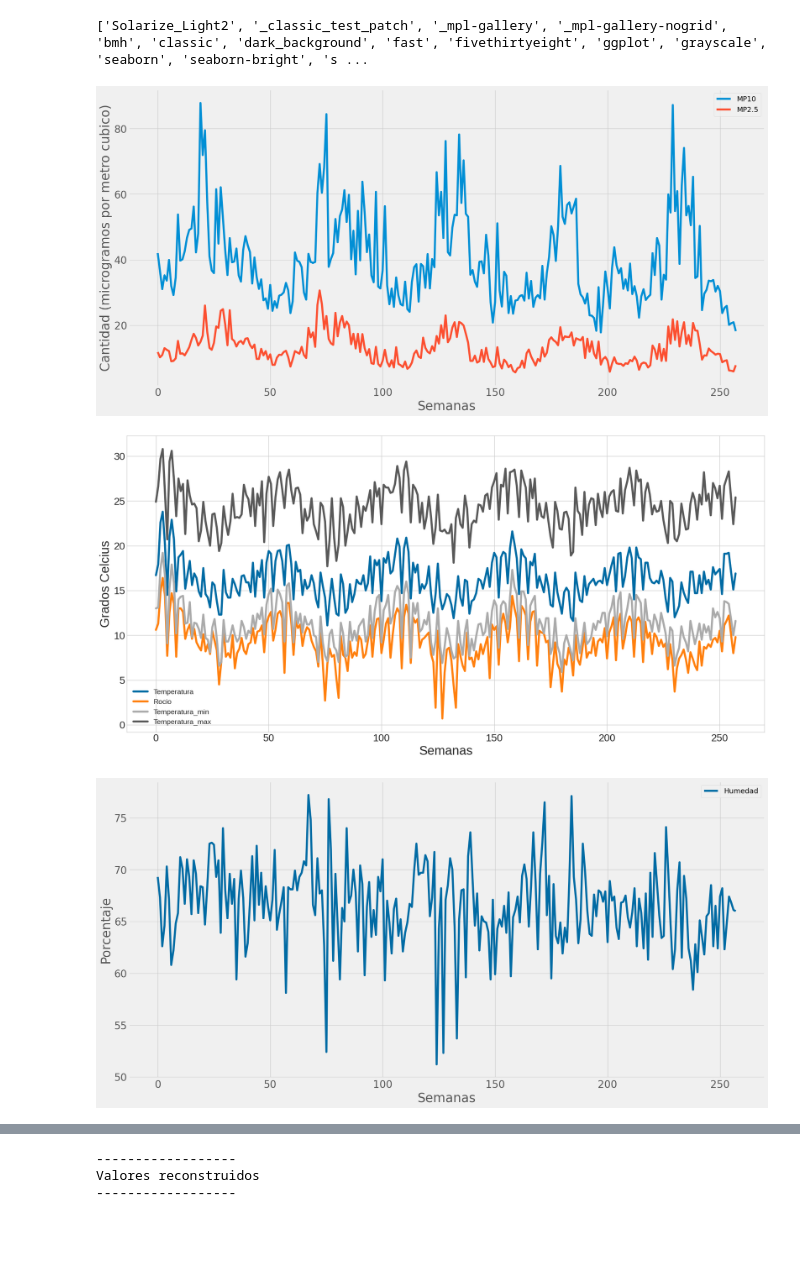
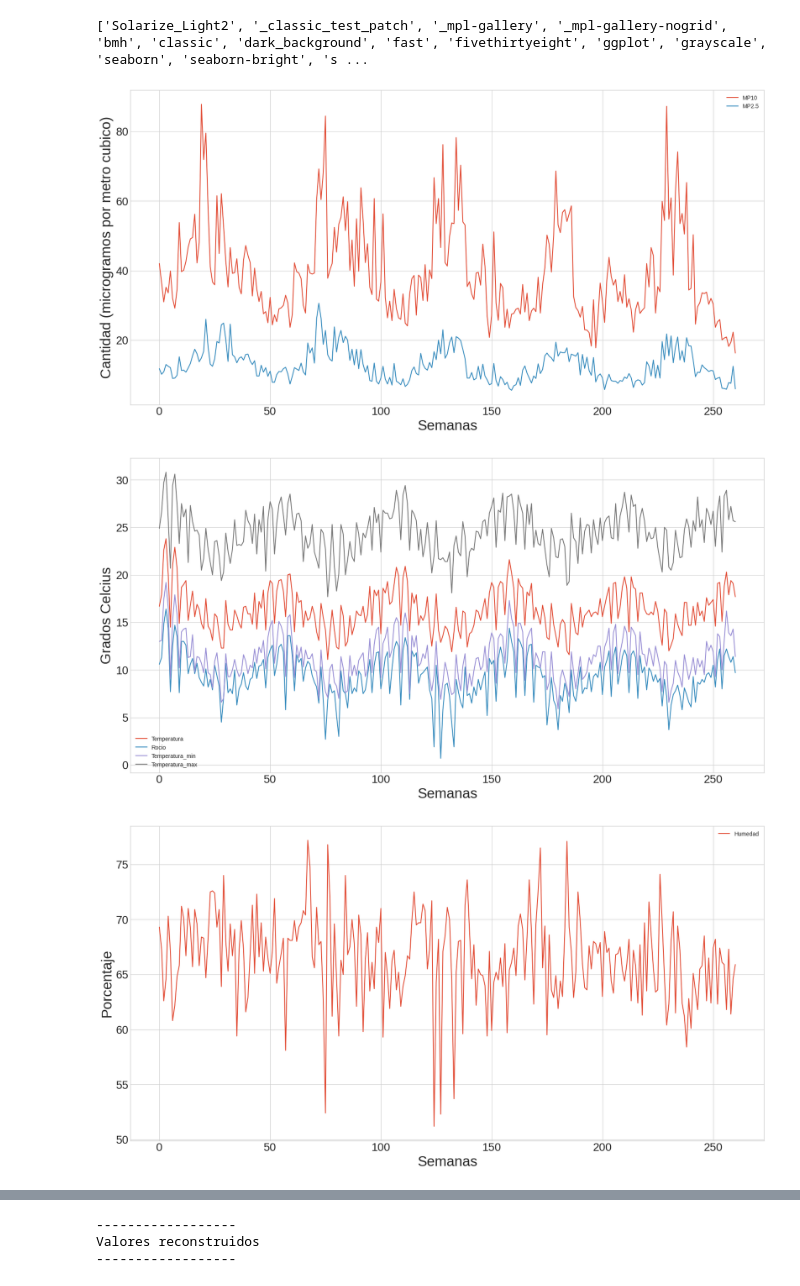
Before and after one commit to EscarabajoBomba/Proyecto_enfermedades, a Jupyter notebook: scriptnotebook.ipynb, the cells around one changed output, grey strips where cells are left out. Cells and saved outputs as stored; diff of their text form; code cells hidden in the pictures; blank space fills up the shorter version.

```diff
--- a/scriptnotebook.ipynb
+++ b/scriptnotebook.ipynb
@@ -23,7 +23,7 @@ from sklearn.preprocessing import scale
 import warnings
 warnings.filterwarnings('ignore')
 
-dataframefinal = pd.read_csv('dataframefinal.csv', sep = ',')
+dataframefinal = pd.read_csv('nuevascategorias_enfermedades/dataframefinal.csv', sep = ',')
 print(dataframefinal.info())
 # %% [output]
 <class 'pandas.core.frame.DataFrame'>
@@ -45,6 +45,9 @@ memory usage: 34.4 KB
 None
 # %%
 del dataframefinal["Unnamed: 0"]
+del dataframefinal["Unnamed: 0.2"]
+dataframefinal.drop((dataframefinal.tail(1).index), inplace = True)
+display(dataframefinal.info())
 print('----------------------')
 print('Media de cada variable')
 print('----------------------')
@@ -75,19 +96,19 @@ dtype: float64
 # %%
 print(plt.style.available)
-plt.style.use('fivethirtyeight')
+plt.style.use('seaborn-whitegrid')
 # plot multiple columns such as population and year from dataframe
 dataframefinal.plot(x=None, y=["MP10", "MP2.5"], fontsize=20,
         kind="line",figsize=(20, 10)
                    )
 #plt.axes().set_facecolor("white")
 plt.xlabel("Semanas", fontsize=25)
 plt.ylabel("Cantidad (microgramos por metro cubico)", fontsize=25)
 
 # display plot
 plt.show()
 # %% [output]
 ['Solarize_Light2', '_classic_test_patch', '_mpl-gallery', '_mpl-gallery-nogrid', 'bmh', 'classic', 'dark_background', 'fast', 'fivethirtyeight', 'ggplot', 'grayscale', 'seaborn', 'seaborn-bright', 's ...
-[figure, old version]
+[figure, new version]
 # %%
 plt.style.use('seaborn-whitegrid')
 # plot multiple columns such as population and year from dataframe
@@ -101,9 +122,9 @@ plt.ylabel("Grados Celcius", fontsize=25)
 # display plot
 plt.show()
 # %% [output]
-[figure, old version]
+[figure, new version]
 # %%
-plt.style.use('tableau-colorblind10')
+plt.style.use('seaborn-whitegrid')
 # plot multiple columns such as population and year from dataframe
 dataframefinal.plot(x=None, y=["Humedad"], fontsize=20,
         kind="line",figsize=(20, 10)
@@ -115,5 +136,5 @@ plt.ylabel("Porcentaje", fontsize=25)  #revisar porcentaje
 # display plot
 plt.show()
 # %% [output]
-[figure, old version]
+[figure, new version]
 # %%
```
Also changed, not shown: parts of 15 cells of this notebook, 1 other file.
